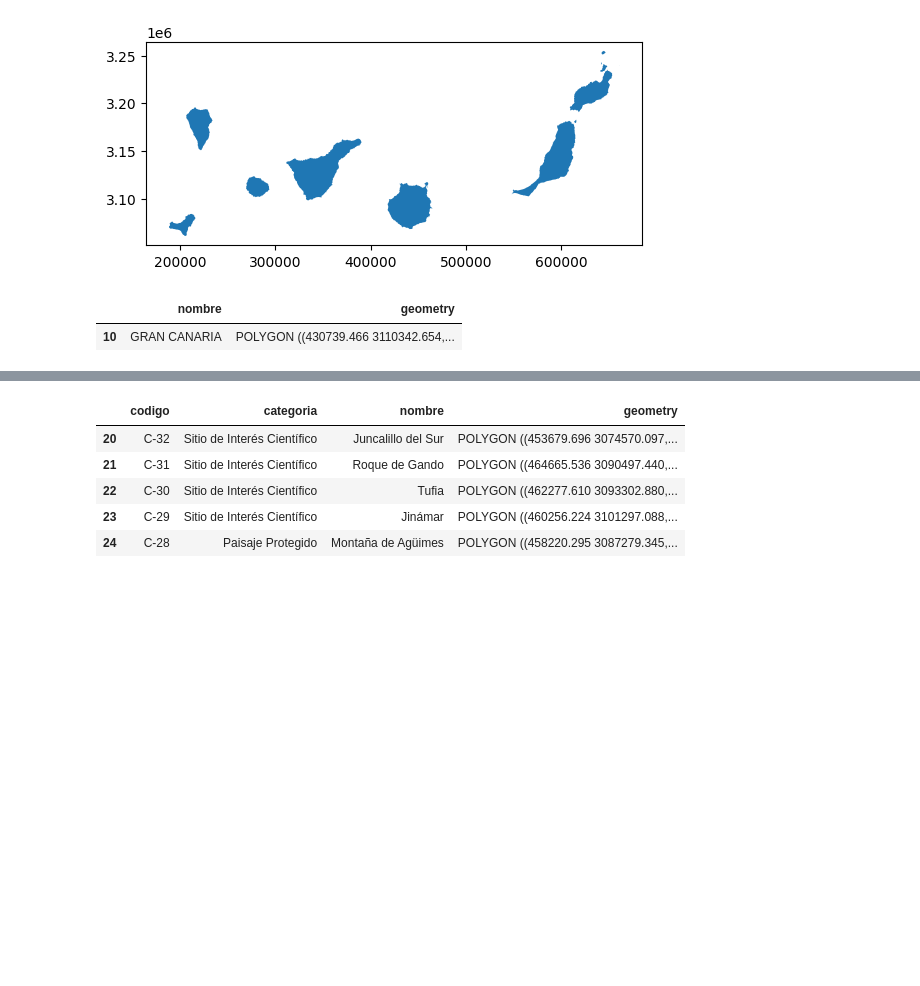
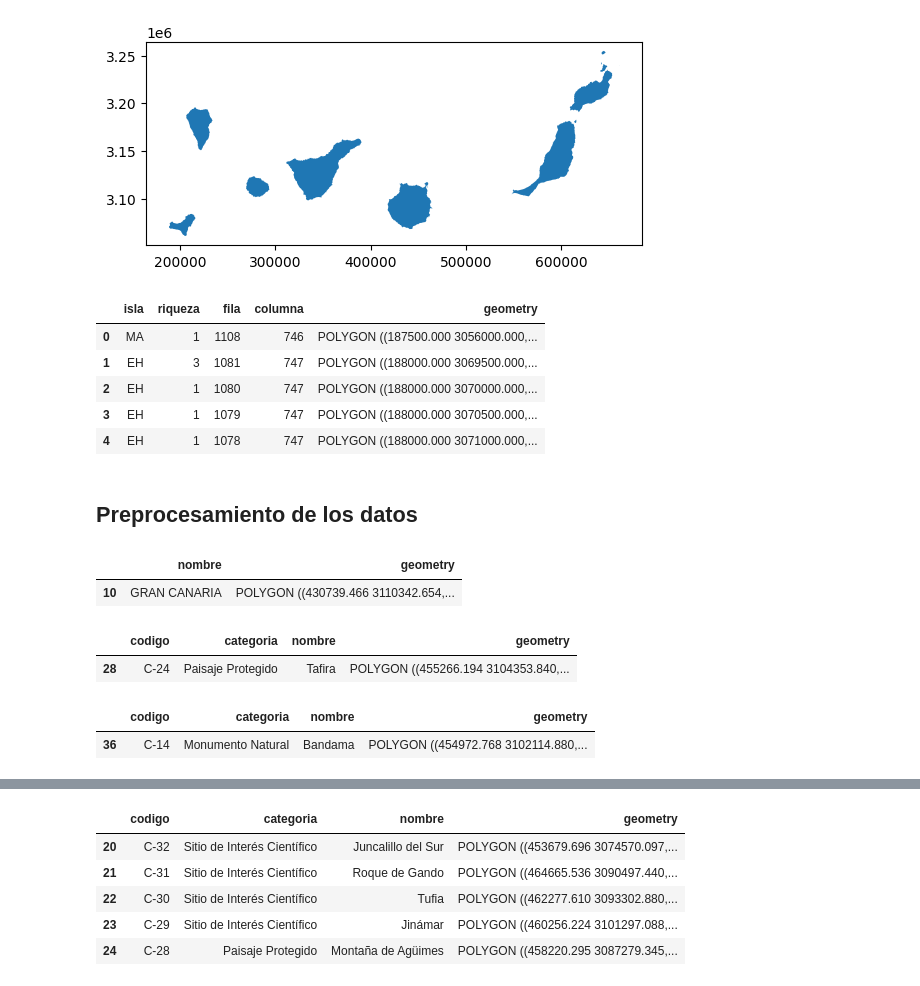
Before and after one commit to Juankkar/QGIS_IDECanarias_data, a Jupyter notebook: src/geopandas.ipynb, the cells around one changed output, grey strips where cells are left out. Drawn from its saved outputs; the diff is of its cells as text; code cells hidden in the pictures; blank space fills up the shorter version.

```diff
--- a/src/geopandas.ipynb
+++ b/src/geopandas.ipynb
@@ -28,6 +86,17 @@ islas_canarias.plot()
 # %% [output]
 <Axes: >
 [figure]
+# %%
+especies_protegidas.head()
+# %% [output]
+|  | isla | riqueza | fila | columna | geometry |
+| 0 | MA | 1 | 1108 | 746 | POLYGON ((187500.000 3056000.000,... |
+| 1 | EH | 3 | 1081 | 747 | POLYGON ((188000.000 3069500.000,... |
+| 2 | EH | 1 | 1080 | 747 | POLYGON ((188000.000 3070000.000,... |
+| 3 | EH | 1 | 1079 | 747 | POLYGON ((188000.000 3070500.000,... |
+| 4 | EH | 1 | 1078 | 747 | POLYGON ((188000.000 3071000.000,... |
+# %% [markdown]
+## Preprocesamiento de los datos
 # %%
 filtro_generalizado = islas_canarias["nombre"] == "GRAN CANARIA"
 gran_canaria_isla = islas_canarias[filtro_generalizado]
@@ -35,3 +104,17 @@ gran_canaria_isla
 # %% [output]
 |  | nombre | geometry |
 | 10 | GRAN CANARIA | POLYGON ((430739.466 3110342.654,... |
+# %%
+filtro_tafira = eennp_pgran_canaria["nombre"] == "Tafira"
+eennpp_tafira = eennp_pgran_canaria[filtro_tafira]
+eennpp_tafira.head()
+# %% [output]
+|  | codigo | categoria | nombre | geometry |
+| 28 | C-24 | Paisaje Protegido | Tafira | POLYGON ((455266.194 3104353.840,... |
+# %%
+filtro_bandama = eennp_pgran_canaria["nombre"] == "Bandama"
+eennpp_bandama = eennp_pgran_canaria[filtro_bandama]
+eennpp_bandama.head()
+# %% [output]
+|  | codigo | categoria | nombre | geometry |
+| 36 | C-14 | Monumento Natural | Bandama | POLYGON ((454972.768 3102114.880,... |
```
Also changed, not shown: parts of 10 cells of this notebook, 1 other file.
